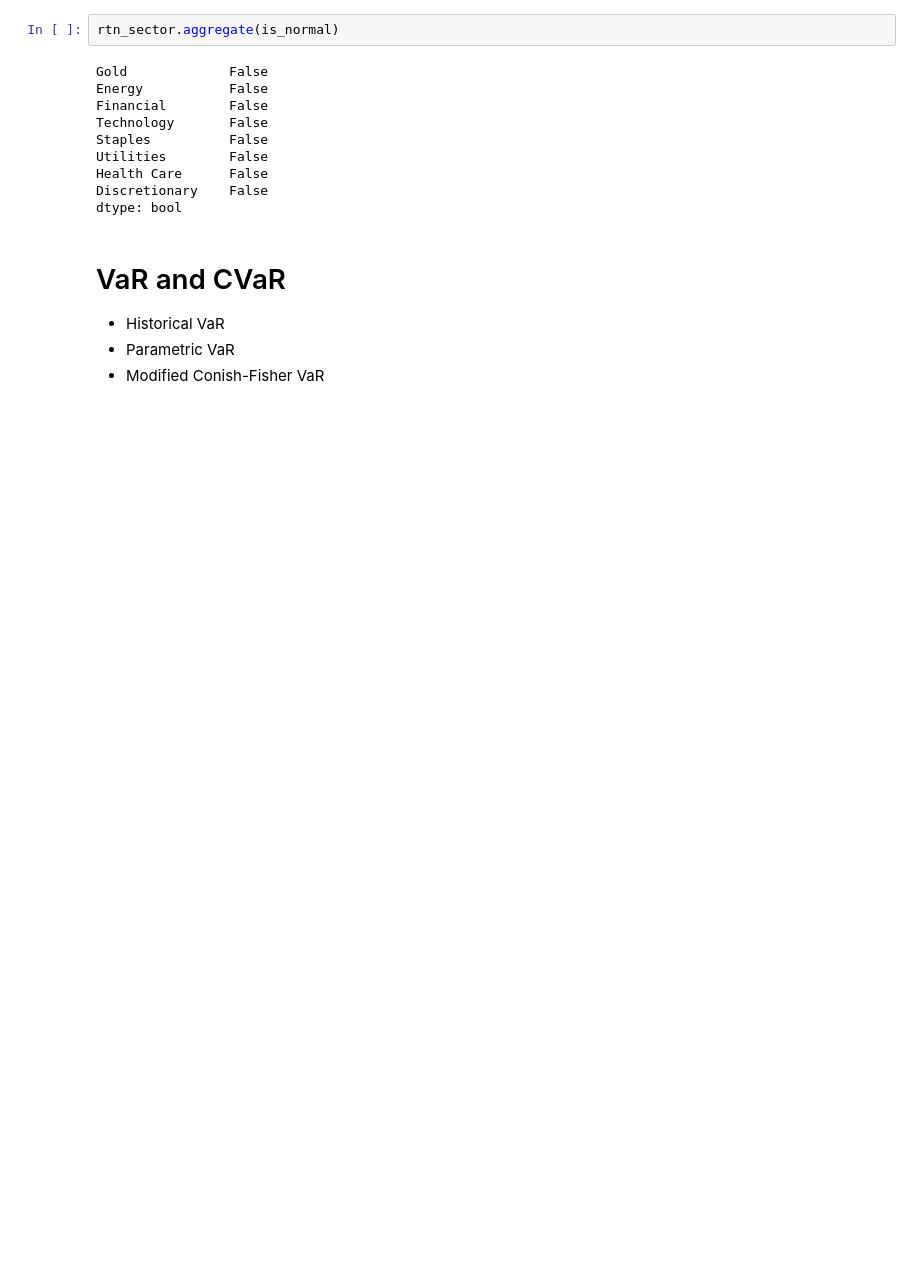
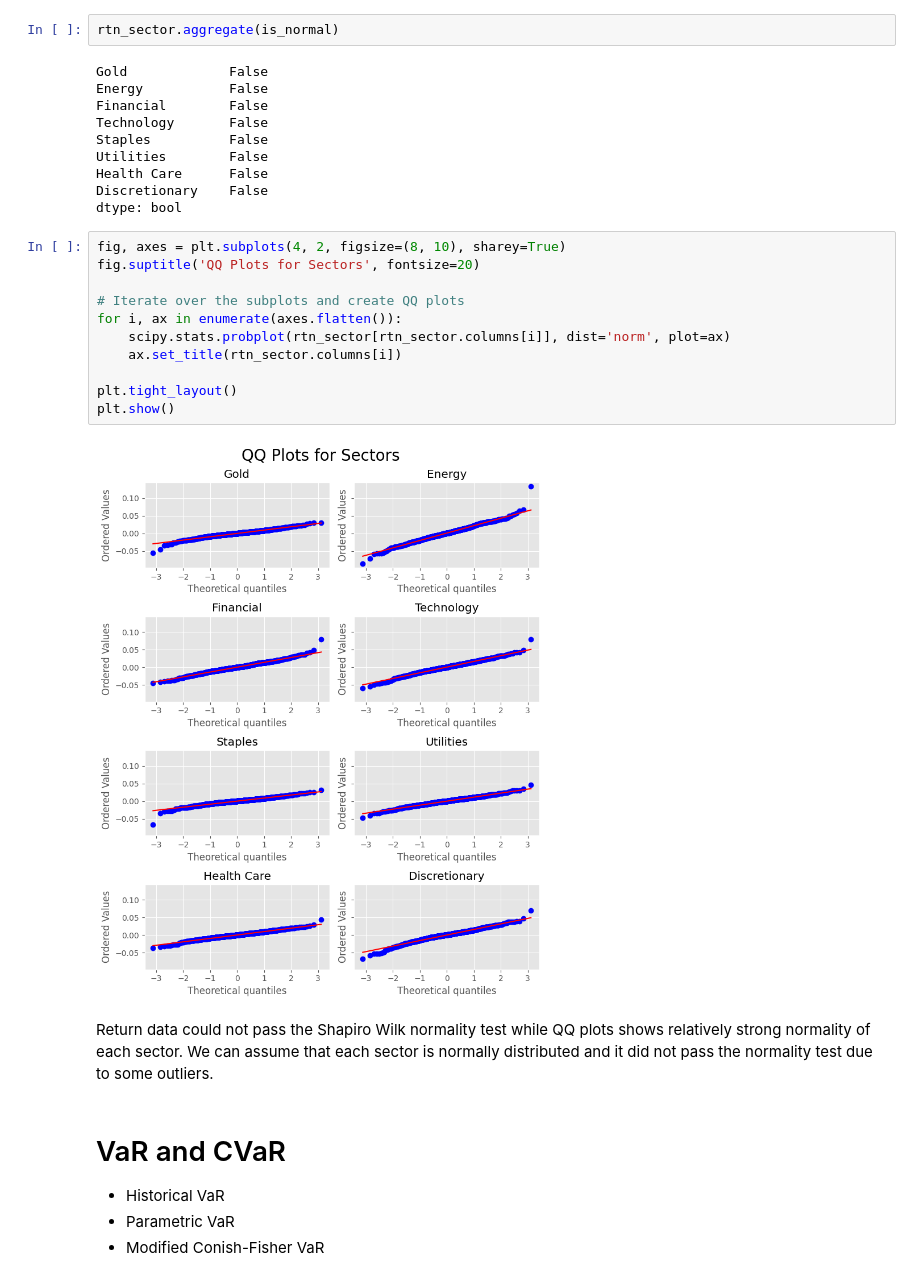
Before and after one commit to HyunminHong/MPT, a Jupyter notebook: Sector_Portfolio.ipynb, the cells around one changed output. Saved outputs shown, nothing was run; the diff lists cells and outputs as text; blank space fills up the shorter version.

```diff
--- a/Sector_Portfolio.ipynb
+++ b/Sector_Portfolio.ipynb
@@ -413,6 +429,21 @@ Utilities        False
 Health Care      False
 Discretionary    False
 dtype: bool
+# %%
+fig, axes = plt.subplots(4, 2, figsize=(8, 10), sharey=True)
+fig.suptitle('QQ Plots for Sectors', fontsize=20)
+
+# Iterate over the subplots and create QQ plots
+for i, ax in enumerate(axes.flatten()):
+    scipy.stats.probplot(rtn_sector[rtn_sector.columns[i]], dist='norm', plot=ax)
+    ax.set_title(rtn_sector.columns[i])
+
+plt.tight_layout()
+plt.show()
+# %% [output]
+[figure, added]
+# %% [markdown]
+Return data could not pass the Shapiro Wilk normality test while QQ plots shows relatively strong normality of each sector. We can assume that each sector is normally distributed and it did not pass the normality test due to some outliers.
 # %% [markdown]
 # VaR and CVaR
 
```
Also changed, not shown: parts of 17 cells of this notebook.
